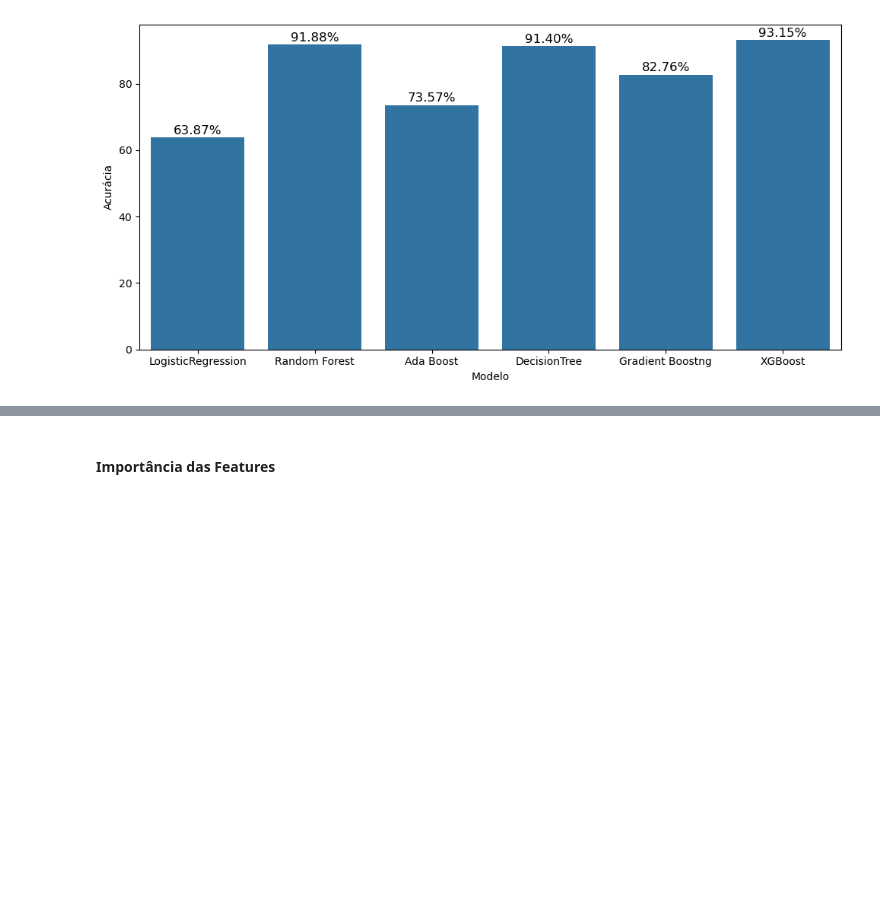
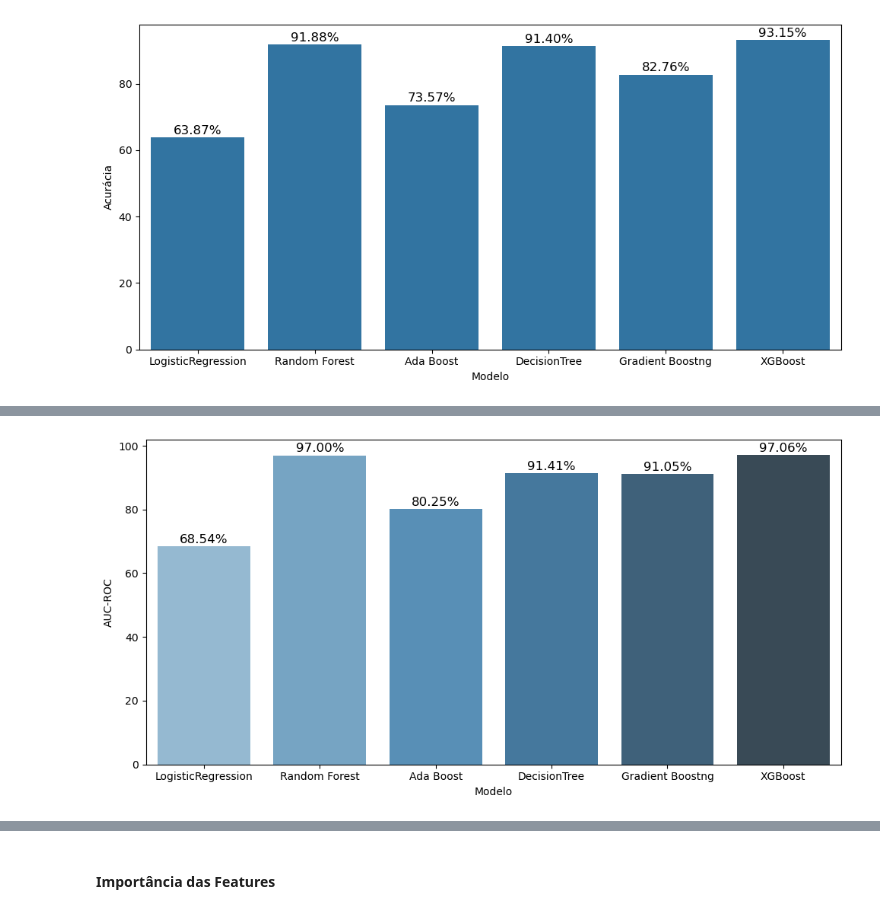
Before and after one commit to RodrigoD4v/Deteccao-de-Fraude-ML, a Jupyter notebook: notebooks/deteccao_fraudes_pagamentos.ipynb, the cells around one changed output, grey strips where cells are left out. Drawn from its saved outputs; the diff is of its cells as text; code cells hidden in the pictures; blank space fills up the shorter version.

Commit message:
Comparando a curva ROC dos modelos

```diff
--- a/notebooks/deteccao_fraudes_pagamentos.ipynb
+++ b/notebooks/deteccao_fraudes_pagamentos.ipynb
@@ -608,3 +607,7 @@ plt.tight_layout()
 plt.show()
 # %% [output]
 [figure]
+# %%
+auc_df = pd.DataFrame({'Modelo': names,'AUC': auc_scores})
+auc_df['AUC'] = auc_df['AUC']*100
+auc_df
@@ -610,0 +622,14 @@ plt.show()
+# %%
+plt.figure(figsize=(10, 5))
+sns.barplot(data=auc_df, x='Modelo', y='AUC', palette='Blues_d')
+
+
+for index, value in enumerate(auc_scores):
+    plt.text(index, value * 100 + 1, f"{value * 100:.2f}%", ha='center', fontsize=12)
+
+plt.ylabel('AUC-ROC')
+plt.xlabel('Modelo')
+plt.tight_layout()
+plt.show()
+# %% [output]
+[figure, added]
```
Also changed, not shown: parts of 3 cells of this notebook, 2 other files.
